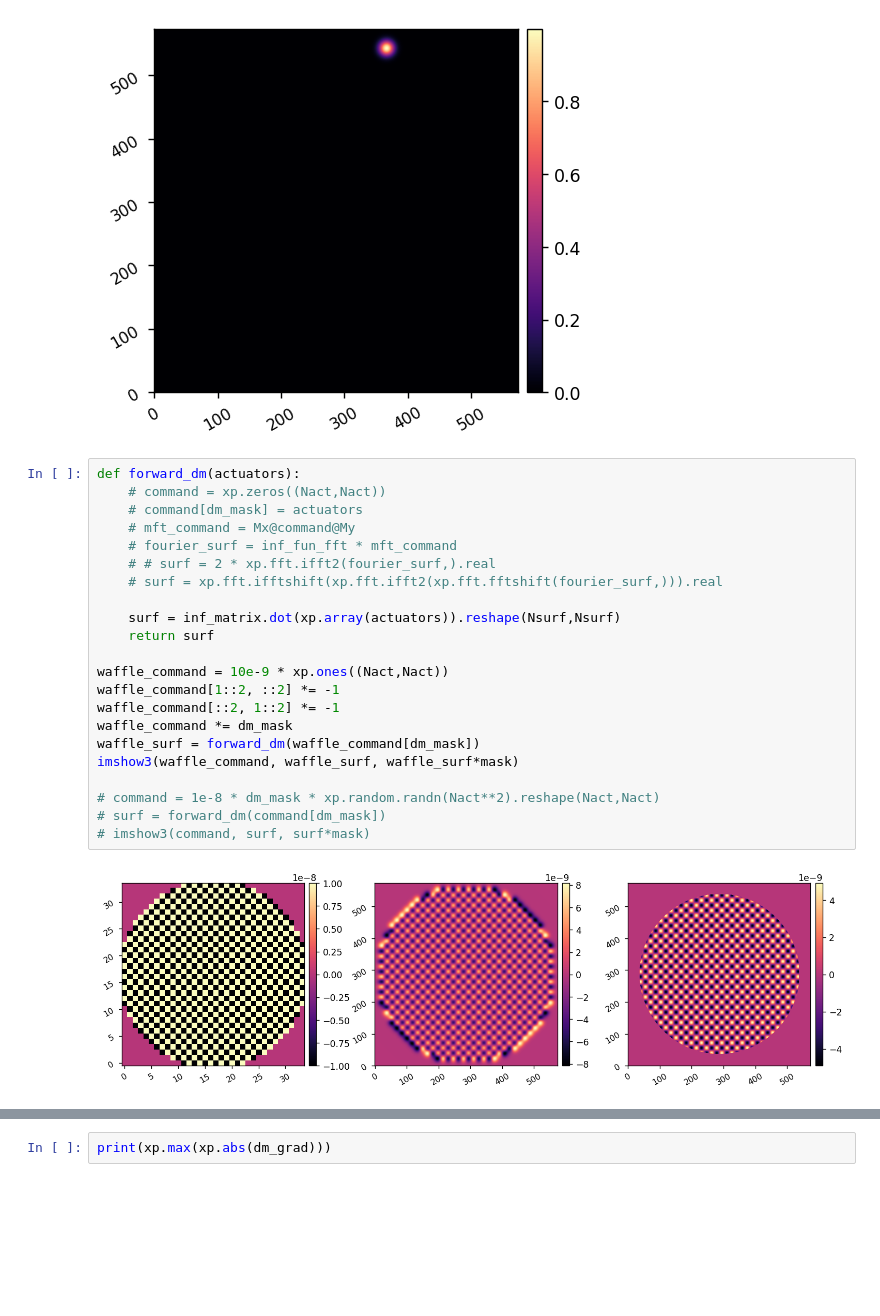
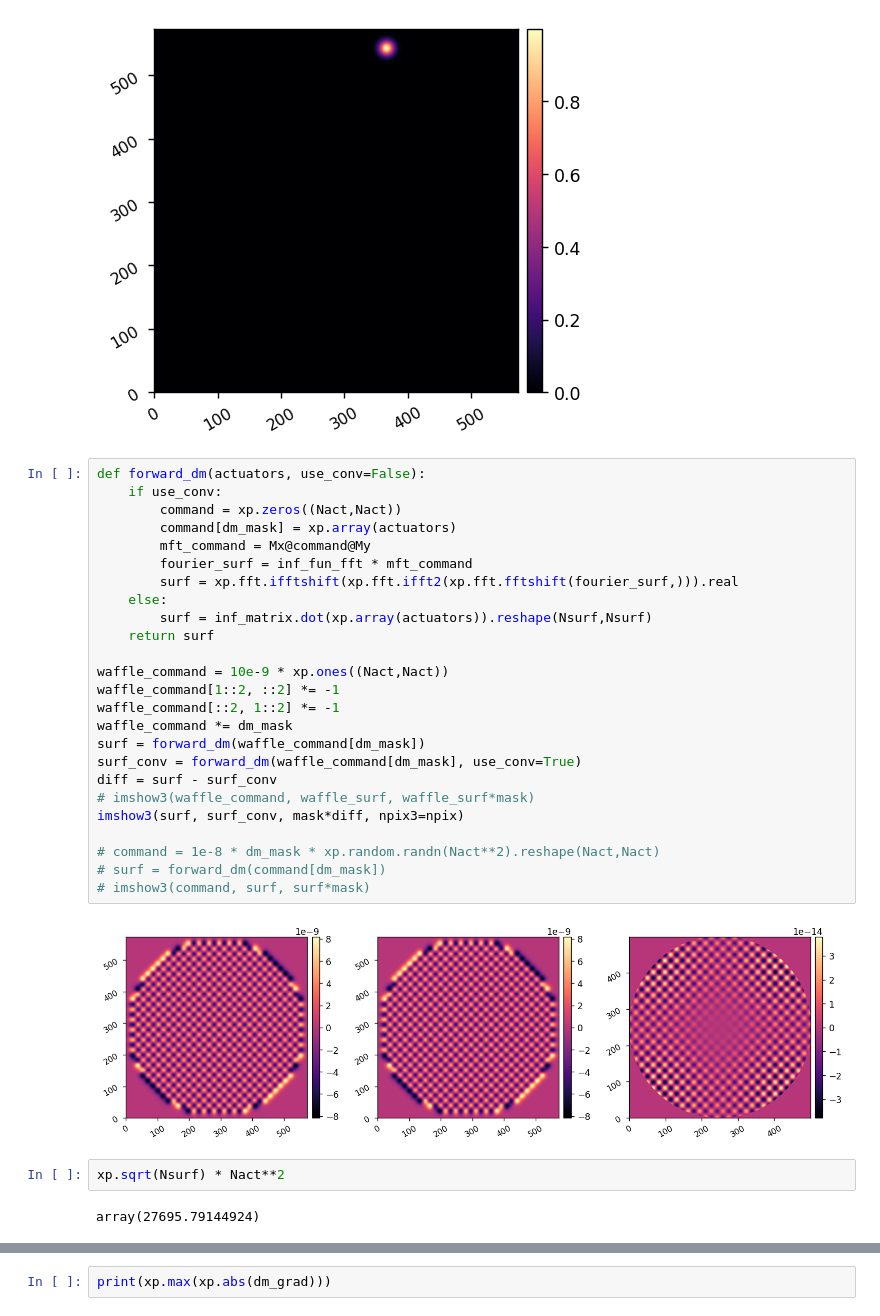
Before and after one commit to uasal/scoob-psf, a Jupyter notebook: example-notebooks/ad_dm.ipynb, the cells around one changed output, grey strips where cells are left out. Drawn from its saved outputs; the diff is of its cells as text; blank space fills up the shorter version.

```diff
--- a/example-notebooks/ad_dm.ipynb
+++ b/example-notebooks/ad_dm.ipynb
@@ -109,26 +109,33 @@ imshow1(inf_matrix[:,i].reshape(Nsurf,Nsurf))
 # %% [output]
 [figure]
 # %%
-def forward_dm(actuators):
-    # command = xp.zeros((Nact,Nact))
-    # command[dm_mask] = actuators
-    # mft_command = Mx@command@My
-    # fourier_surf = inf_fun_fft * mft_command
-    # # surf = 2 * xp.fft.ifft2(fourier_surf,).real
-    # surf = xp.fft.ifftshift(xp.fft.ifft2(xp.fft.fftshift(fourier_surf,))).real
-
-    surf = inf_matrix.dot(xp.array(actuators)).reshape(Nsurf,Nsurf)
+def forward_dm(actuators, use_conv=False):
+    if use_conv:
+        command = xp.zeros((Nact,Nact))
+        command[dm_mask] = xp.array(actuators)
+        mft_command = Mx@command@My
+        fourier_surf = inf_fun_fft * mft_command
+        surf = xp.fft.ifftshift(xp.fft.ifft2(xp.fft.fftshift(fourier_surf,))).real
+    else:
+        surf = inf_matrix.dot(xp.array(actuators)).reshape(Nsurf,Nsurf)
     return surf
 
 waffle_command = 10e-9 * xp.ones((Nact,Nact))
 waffle_command[1::2, ::2] *= -1
 waffle_command[::2, 1::2] *= -1
 waffle_command *= dm_mask
-waffle_surf = forward_dm(waffle_command[dm_mask])
-imshow3(waffle_command, waffle_surf, waffle_surf*mask)
+surf = forward_dm(waffle_command[dm_mask])
+surf_conv = forward_dm(waffle_command[dm_mask], use_conv=True)
+diff = surf - surf_conv
+# imshow3(waffle_command, waffle_surf, waffle_surf*mask)
+imshow3(surf, surf_conv, mask*diff, npix3=npix)
 
 # command = 1e-8 * dm_mask * xp.random.randn(Nact**2).reshape(Nact,Nact)
 # surf = forward_dm(command[dm_mask])
 # imshow3(command, surf, surf*mask)
 # %% [output]
-[figure, old version]
+[figure, new version]
+# %%
+xp.sqrt(Nsurf) * Nact**2
+# %% [output]
+array(27695.79144924)
```
Also changed, not shown: parts of 5 cells of this notebook, 2 other files.
